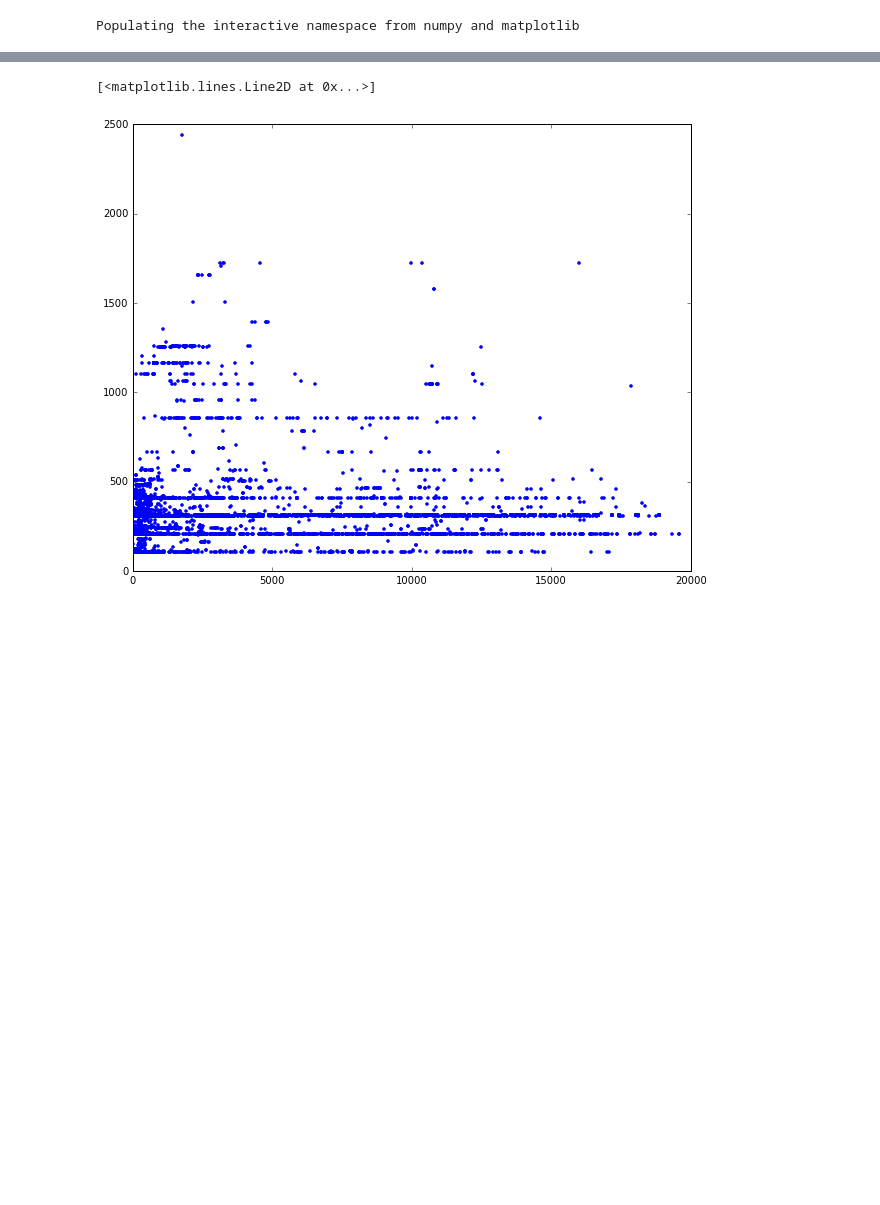
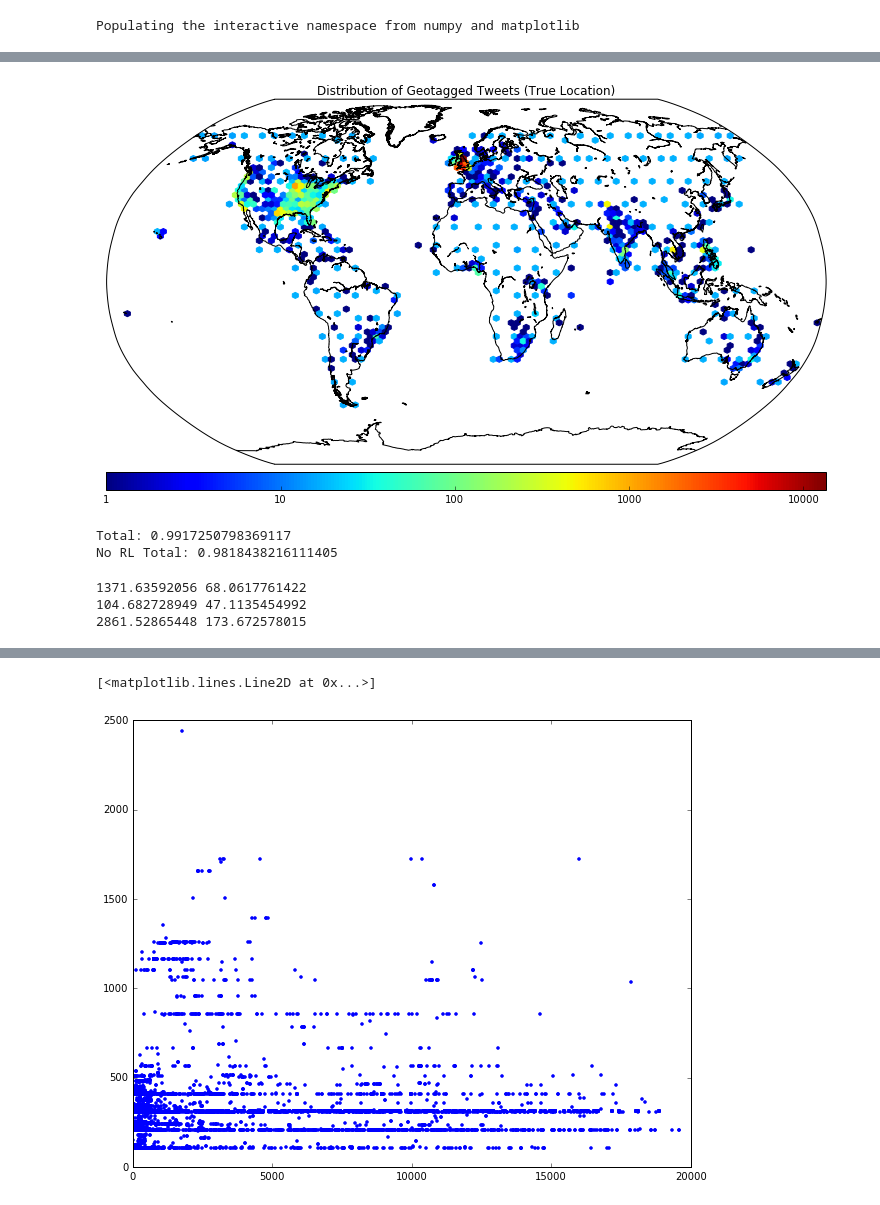
Before and after one commit to Humpheh/twied, a Jupyter notebook: workbooks/WeightsTest.ipynb, the cells around one changed output, grey strips where cells are left out. Saved outputs shown, nothing was run; the diff lists cells and outputs as text; code cells hidden in the pictures; blank space fills up the shorter version.

```diff
--- a/workbooks/WeightsTest.ipynb
+++ b/workbooks/WeightsTest.ipynb
@@ -155,0 +155,49 @@ def opt(w):
+# %%
+from mpl_toolkits.basemap import Basemap
+from matplotlib.ticker import LogFormatter
+
+fig = figure(figsize=(14,7))
+ax = fig.add_subplot(111, frame_on=False)
+mp = Basemap(projection='robin', lat_0=0, lon_0=0,
+              resolution='l', area_thresh=1000.0)
+
+xp = []
+yp = []
+cp = []
+for x in points:
+    p = x[0]
+
+    x2,y2 = mp(p[1], p[0])
+    xp.append(x2)
+    yp.append(y2)
+    cp.append(1)
+    #cp.append((len(x['tweets']) / len(x['centres'])) ** (1/2))
+
+mp.fillcontinents(color='#CCCCCC', zorder=0)
+mp.drawcoastlines()
+
+formatter = LogFormatter(10, labelOnlyBase=False)
+mp.hexbin(array(xp), array(yp), gridsize=(120, 40),
+          norm=matplotlib.colors.LogNorm(), C=cp, reduce_C_function=sum,
+          extent=[0, c1[0] * 2, 0, c1[1] * 2])
+mp.colorbar(location='bottom', format=formatter)
+
+title('Distribution of Geotagged Tweets (True Location)')
+plt.savefig('geotagged-tweets-true.png', dpi=200, alpha=True)
+# %% [output]
+[figure, added]
+# %%
+print("Total:", (totalcount - nocount) / totalcount)
+nrltotal = len(X[U != "RiverlevelsUK"])
+print("No RL Total:", (nrltotal - nocount) / nrltotal)
+# %% [output]
+Total: 0.9917250798369117
+No RL Total: 0.9818438216111405
+# %%
+print(mean(X[:,dist]), median(X[:,dist]))
+print(mean(X[U == "RiverlevelsUK"][:,dist]), median(X[U == "RiverlevelsUK"][:,dist]))
+print(mean(X[U != "RiverlevelsUK"][:,dist]), median(X[U != "RiverlevelsUK"][:,dist]))
+# %% [output]
+1371.63592056 68.0617761422
+104.682728949 47.1135454992
+2861.52865448 173.672578015
```
Also changed, not shown: parts of 24 cells of this notebook, 55 other files.
